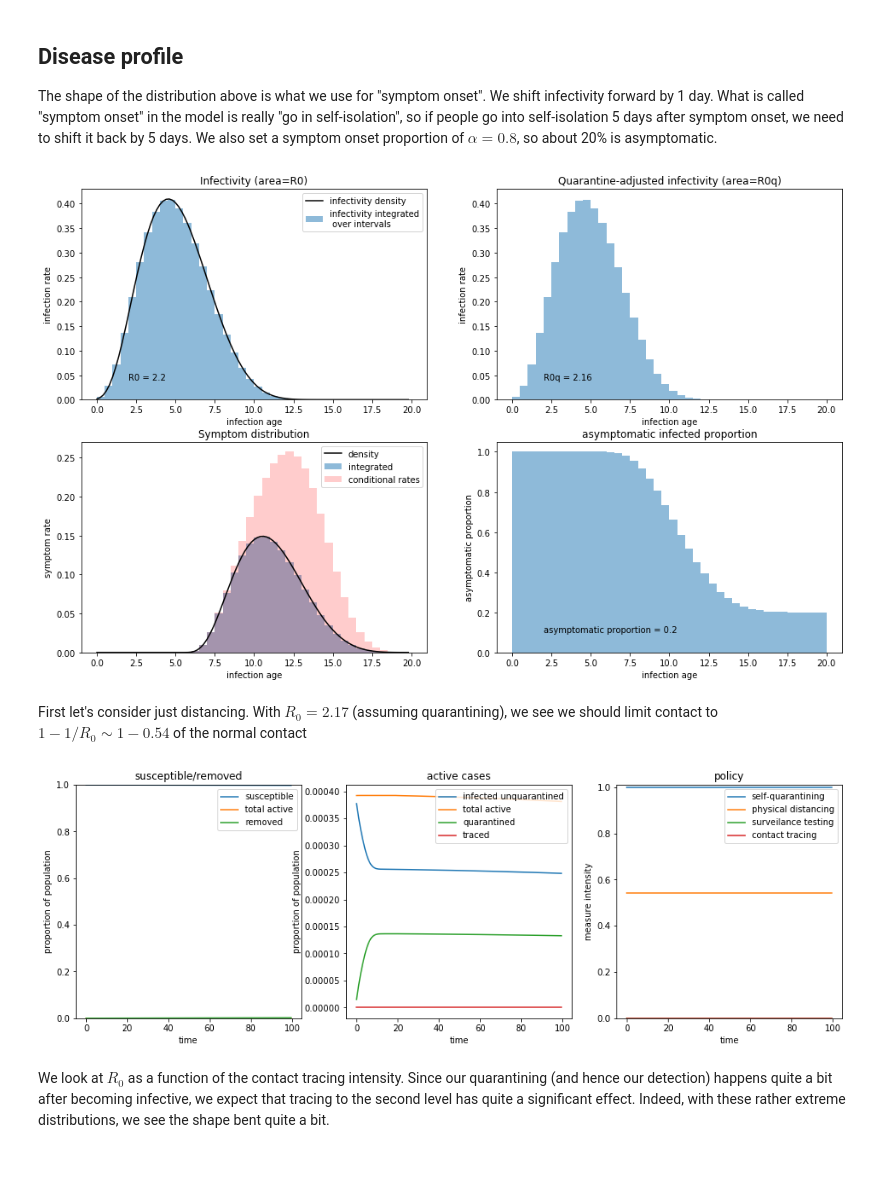
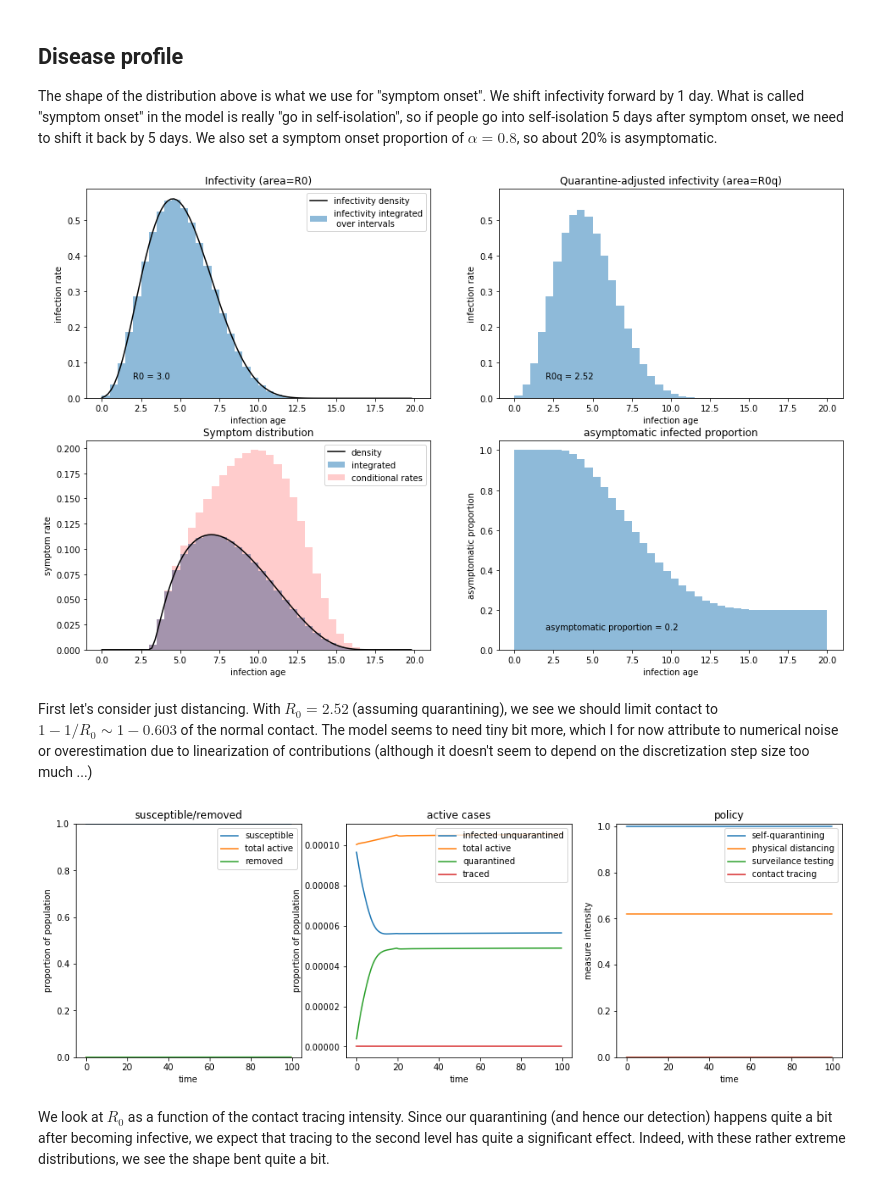
Before and after one commit to nbruin/SIR_tracing, a Jupyter notebook: critical_tracing.ipynb, the cells around one changed output. Drawn from its saved outputs; the diff is of its cells as text; code cells hidden in the pictures; blank space fills up the shorter version.

```diff
--- a/critical_tracing.ipynb
+++ b/critical_tracing.ipynb
@@ -182,6 +174,27 @@ class simulation:
         R0=1/Sstable
         return R0
 
+    def bisect_for_tau(self,mn=0,mx=1,n=10):
+        """Approximate R0 using bisection
+        """
+        N=self.N
+        A=2*N
+        B=2*A
+        time_span=self.t_from_T(B)
+        polvec=self.policy(self,0)
+        for j in range(10):
+            mid=(mx+mn)/2
+            S=simulation(N,self.beta_dist,self.q_dist,I0=self.I0,S0=self.S0,policy=lambda S,t:(polvec[0],polvec[1],polvec[2],mid),time_scale=self.time_scale)
+            S.compute(time_span)
+            v=[sum(i)+sum(q) for i,q in  zip(S._I[A:B],S._Q[A:B])]
+            R_est = sum([v[i+1]/v[i] for i in range(len(v)-1)])/(len(v)-1)
+            if R_est > 1:
+                mn = mid
+            else:
+                mx = mid
+        return mid,S
+
+
     def disease_plots(self):
         """produces plots illustrating the characteristics of the configured disease
         """
@@ -322,3 +335,12 @@ print(m0,mean,variance)
 # %% [output]
 0.9999998191122534 6.055960652982012 4.220949967279045
 [figure]
+# %%
+g=compact_support_function(3,19,shape=0.7, skew=0.5,scale=1/7.010836)
+xr=np.arange(0,20,0.1)
+fig,ax=plt.subplots()
+ax.plot(xr,[g(x) for x in xr])
+m0=quad(g,0,20)[0]
+mean=quad(lambda x: x*g(x),0,20)[0]/m0
+variance=quad(lambda x: (x-mean)**2*g(x),0,20)[0]/m0
+print(m0,mean,variance)
@@ -328,24 +353,24 @@ The shape of the distribution above is what we use for "symptom onset". We shift
 What is called "symptom onset" in the model is really "go in self-isolation", so if people go into self-isolation 5 days after symptom onset, we need to shift it back by 5 days. We also set a symptom onset proportion of $\alpha=0.8$, so about 20% is asymptomatic.
 # %%
 alpha=0.8
-beta_dist=lambda t: 2.2*f(t+1)
-q_dist=lambda t: alpha*f(t-5)
+beta_dist=lambda t: 3*f(t+1)
+q_dist=lambda t: alpha*g(t)
 N=40
 time_scale=20
 #prevalence
 POP=5.1e6
 I0=2000/POP
 S=simulation(N,beta_dist,q_dist,I0,policy=lambda S,t:(1,1,0,0),time_scale=time_scale)
 _=S.disease_plots()
 # %% [output]
-[figure, old version]
+[figure, new version]
 # %% [markdown]
-First let's consider just distancing. With $R_0=2.17$ (assuming quarantining), we see we should limit contact to $1-1/R_0\sim 1-0.54$ of the normal contact
+First let's consider just distancing. With $R_0=2.52$ (assuming quarantining), we see we should limit contact to $1-1/R_0\sim 1-0.603$ of the normal contact. The model seems to need tiny bit more, which I for now attribute to numerical noise or overestimation due to linearization of contributions (although it doesn't seem to depend on the discretization step size too much ...)
 # %%
-S=simulation(40,beta_dist,q_dist,I0,policy=lambda S,t:(1,1-0.54,0,0),time_scale=20)
+S=simulation(40,beta_dist,q_dist,I0=0.0001,policy=lambda S,t:(1,1-0.6185,0,0),time_scale=20)
 _=S.time_plots(100)
 # %% [output]
-[figure, old version]
+[figure, new version]
 # %% [markdown]
 We look at $R_0$ as a function of the contact tracing intensity. Since our quarantining (and hence our detection) happens quite a bit after becoming infective, we expect that tracing to the second level has quite a significant effect. Indeed, with these rather extreme distributions, we see the shape bent quite a bit.
 # %%
```
Also changed, not shown: parts of 14 cells of this notebook.
